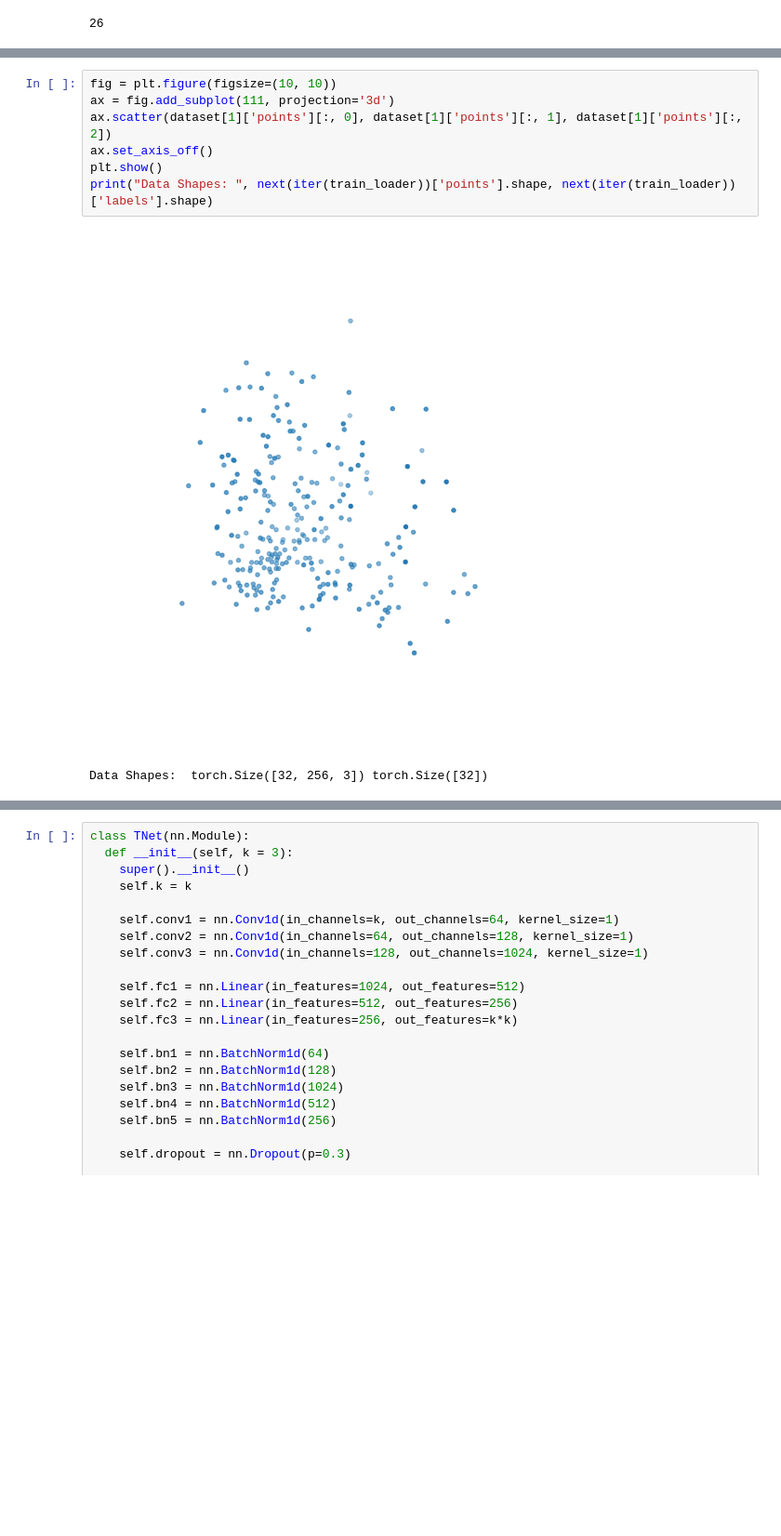
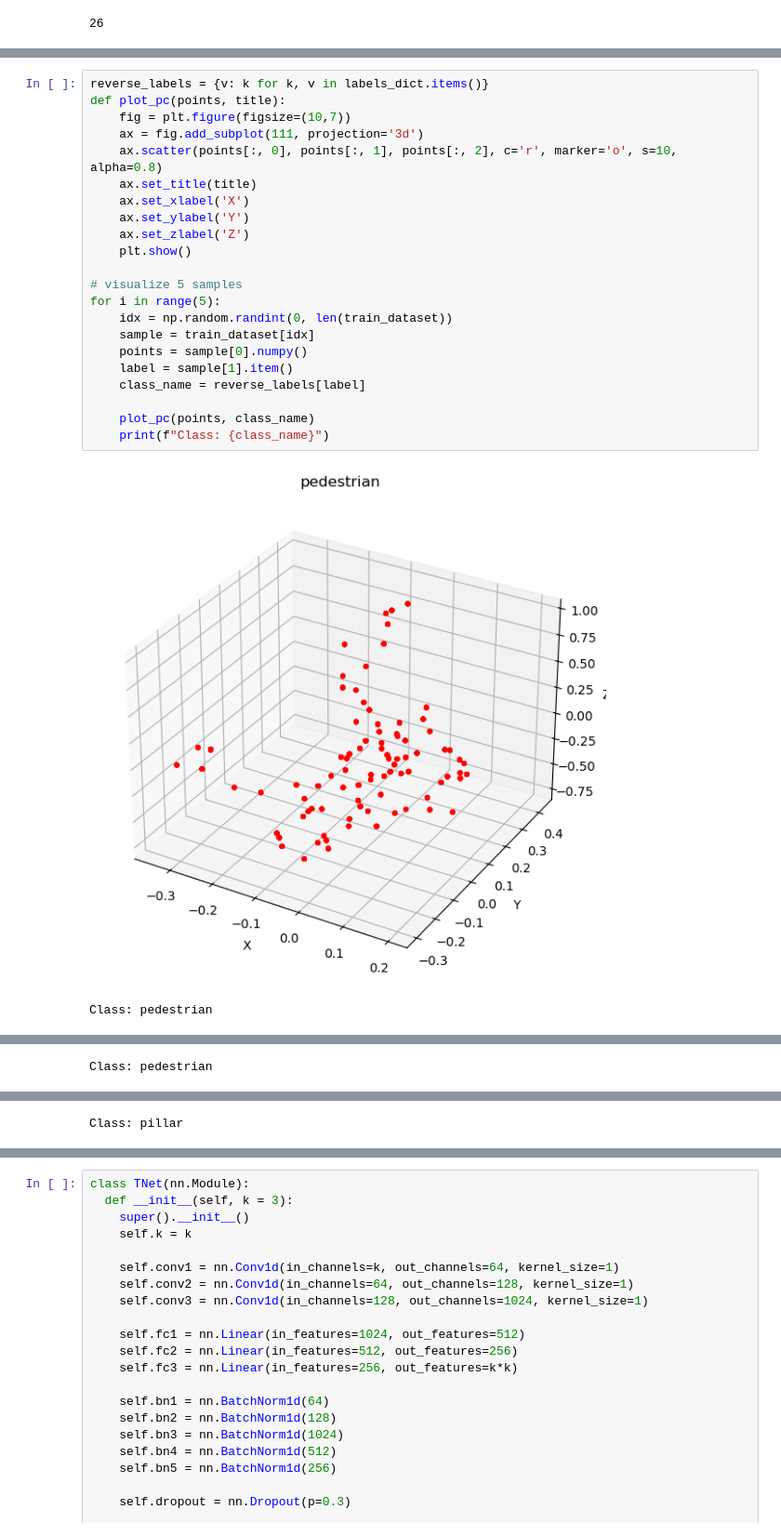
Before and after one commit to Qintao-Zhang/1508Project, a Jupyter notebook: PointNet.ipynb, the cells around one changed output, grey strips where cells are left out. Shown at 93% size. Drawn from its saved outputs; the diff is of its cells as text; blank space fills up the shorter version.

```diff
--- a/PointNet.ipynb
+++ b/PointNet.ipynb
@@ -158,13 +171,28 @@ print(len(test_loader))
 13
 4
 4
-# %%
-fig = plt.figure(figsize=(10, 10))
-ax = fig.add_subplot(111, projection='3d')
-ax.scatter(dataset[1]['points'][:, 0], dataset[1]['points'][:, 1], dataset[1]['points'][:, 2])
-ax.set_axis_off()
-plt.show()
-print("Data Shapes: ", next(iter(train_loader))['points'].shape, next(iter(train_loader))['labels'].shape)
-# %% [output]
-[figure, removed]
-Data Shapes:  torch.Size([32, 256, 3]) torch.Size([32])
+# %%
+reverse_labels = {v: k for k, v in labels_dict.items()}
+def plot_pc(points, title):
+    fig = plt.figure(figsize=(10,7))
+    ax = fig.add_subplot(111, projection='3d')
+    ax.scatter(points[:, 0], points[:, 1], points[:, 2], c='r', marker='o', s=10, alpha=0.8)
+    ax.set_title(title)
+    ax.set_xlabel('X')
+    ax.set_ylabel('Y')
+    ax.set_zlabel('Z')
+    plt.show()
+
+# visualize 5 samples
+for i in range(5):
+    idx = np.random.randint(0, len(train_dataset))
+    sample = train_dataset[idx]
+    points = sample[0].numpy()
+    label = sample[1].item()
+    class_name = reverse_labels[label]
+
+    plot_pc(points, class_name)
+    print(f"Class: {class_name}")
+# %% [output]
+[figure, added]
+Class: pedestrian
@@ -170,0 +200 @@ Data Shapes:  torch.Size([32, 256, 3]) torch.Size([32])
+Class: pedestrian
@@ -170,0 +202 @@ Data Shapes:  torch.Size([32, 256, 3]) torch.Size([32])
+Class: pillar
```
Also changed, not shown: parts of 16 cells of this notebook.
